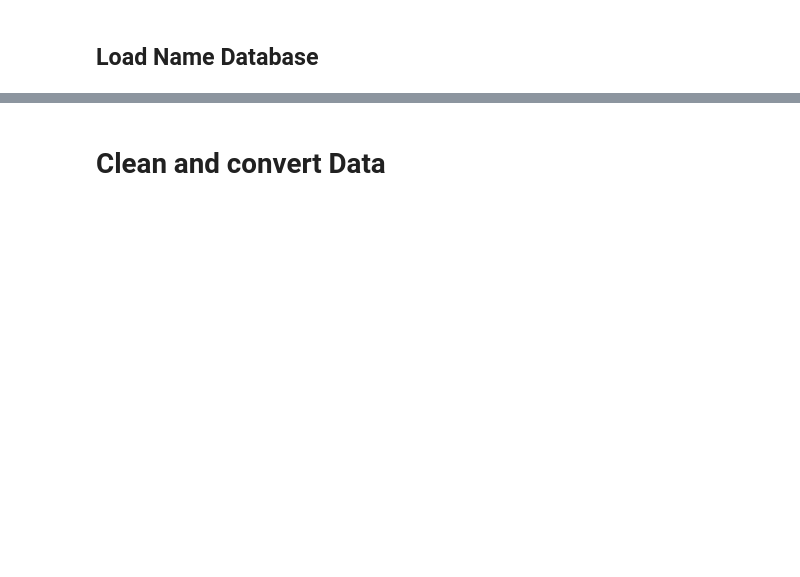
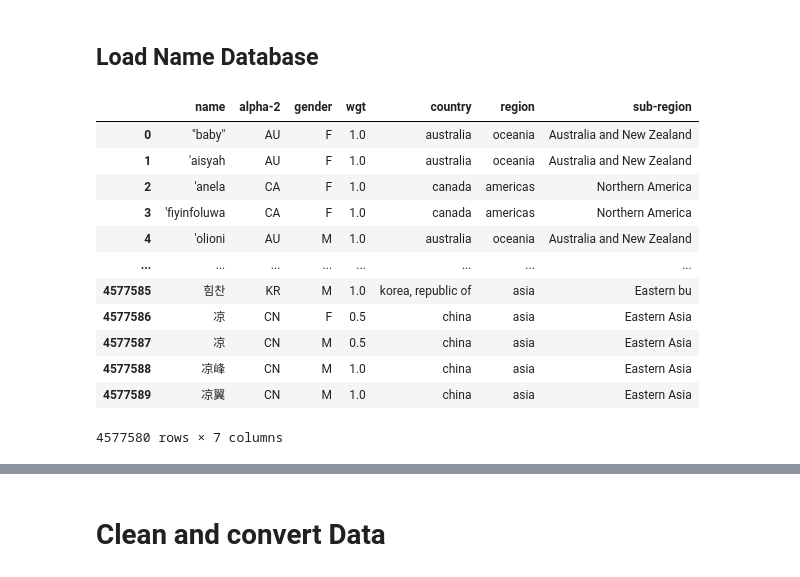
Before and after one commit to 8-pepe/gender, a Jupyter notebook: notebooks/gender-csv.ipynb, the cells around one changed output, grey strips where cells are left out. Drawn from its saved outputs; the diff is of its cells as text; code cells hidden in the pictures; blank space fills up the shorter version.

```diff
--- a/notebooks/gender-csv.ipynb
+++ b/notebooks/gender-csv.ipynb
@@ -52,6 +66,22 @@ def load_data():
     return data
 # %%
 data = load_data()
+# %%
+data
+# %% [output]
+|  | name | alpha-2 | gender | wgt | country | region | sub-region |
+| 0 | "baby" | AU | F | 1.0 | australia | oceania | Australia and New Zealand |
+| 1 | 'aisyah | AU | F | 1.0 | australia | oceania | Australia and New Zealand |
+| 2 | 'anela | CA | F | 1.0 | canada | americas | Northern America |
+| 3 | 'fiyinfoluwa | CA | F | 1.0 | canada | americas | Northern America |
+| 4 | 'olioni | AU | M | 1.0 | australia | oceania | Australia and New Zealand |
+| ... | ... | ... | ... | ... | ... | ... | ... |
+| 4577585 | 힘찬 | KR | M | 1.0 | korea, republic of | asia | Eastern bu |
+| 4577586 | 凉 | CN | F | 0.5 | china | asia | Eastern Asia |
+| 4577587 | 凉 | CN | M | 0.5 | china | asia | Eastern Asia |
+| 4577588 | 凉峰 | CN | M | 1.0 | china | asia | Eastern Asia |
+| 4577589 | 凉翼 | CN | M | 1.0 | china | asia | Eastern Asia |
+4577580 rows × 7 columns
 # %%
 data.sample(5)
 # %% [output]
```
Also changed, not shown: parts of 47 cells of this notebook, 5 other files.
